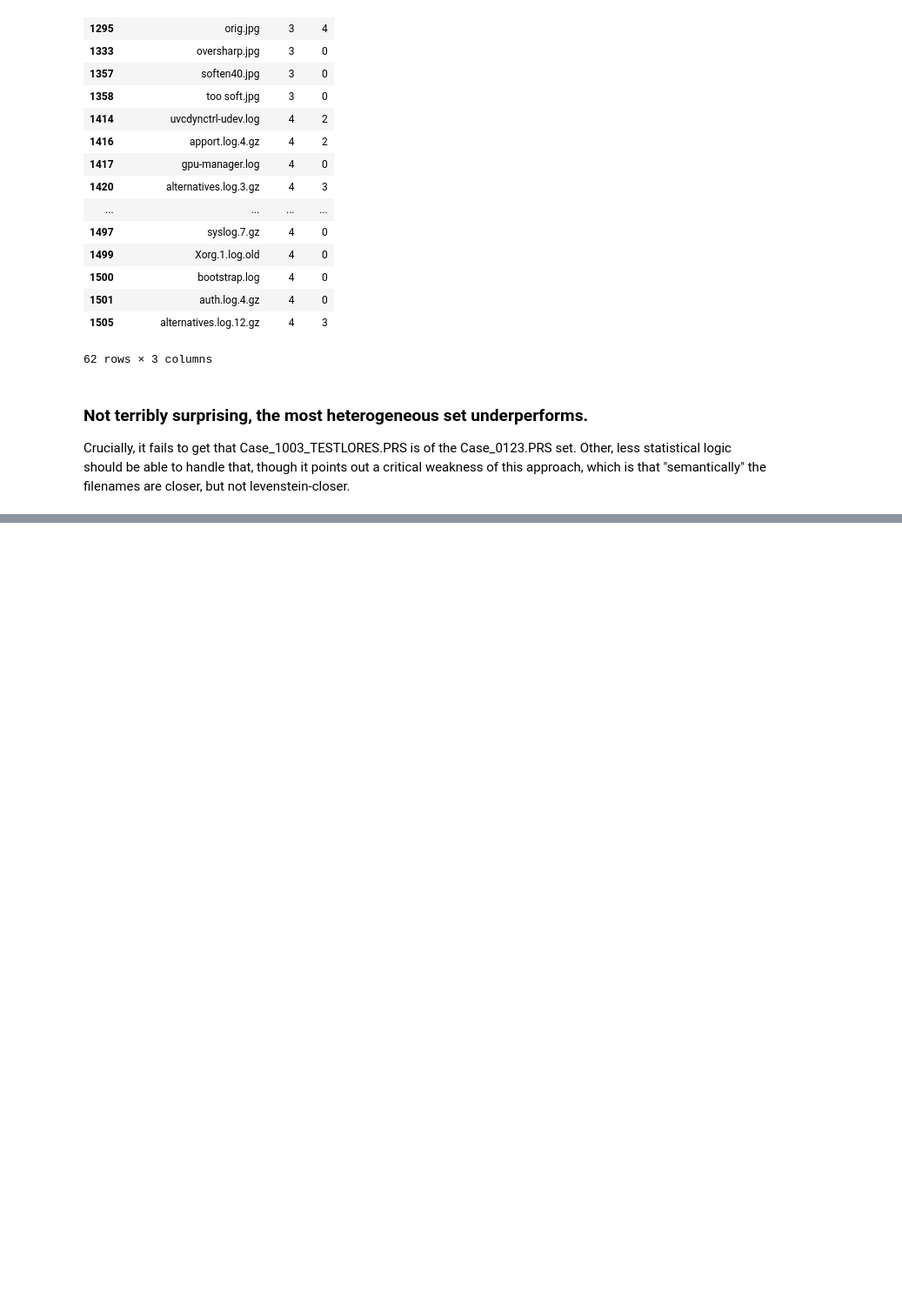
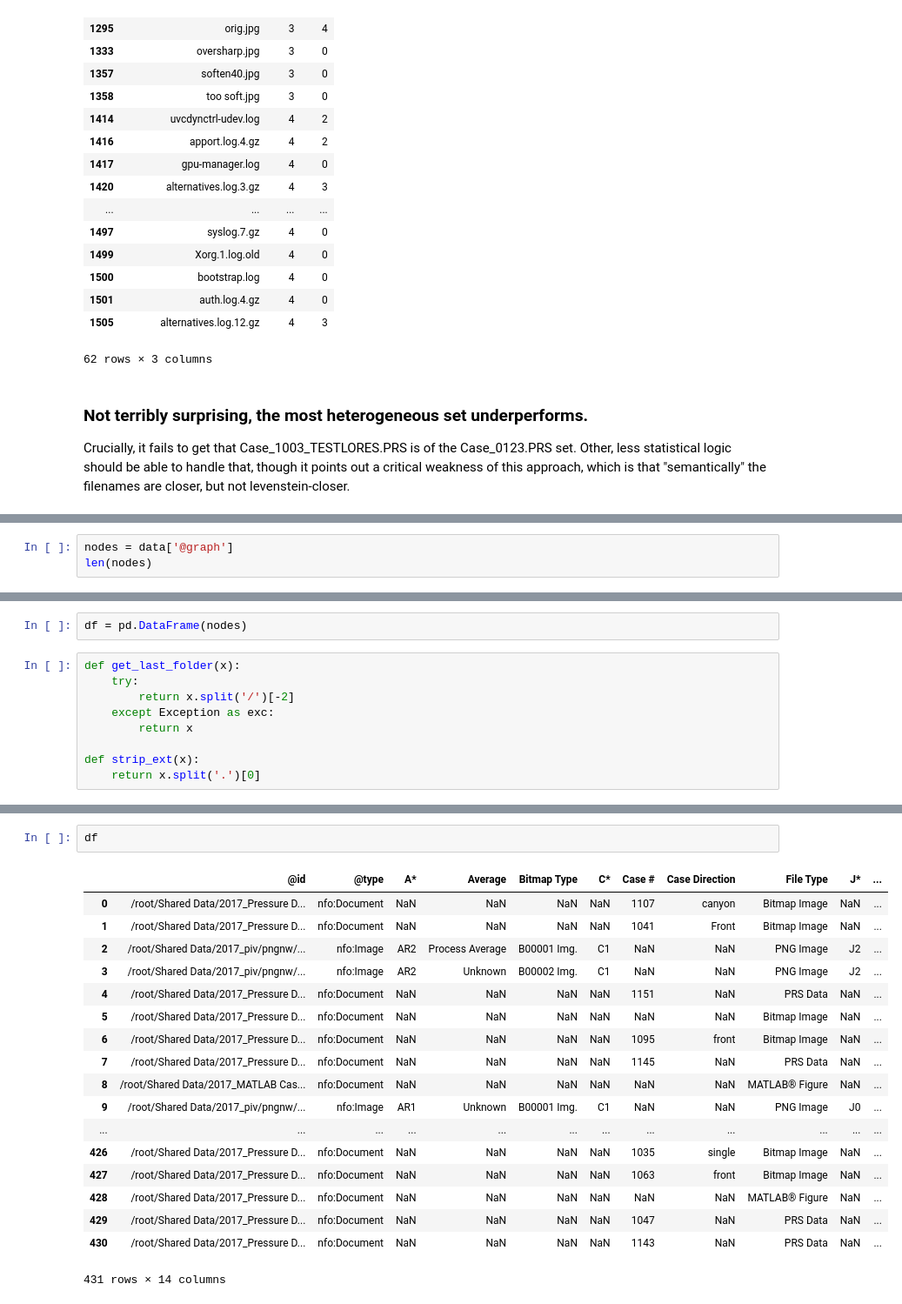
Before and after one commit to xkortex/Rando-McPython, a Jupyter notebook: embedding/auto_regex_stuff02.ipynb, the cells around one changed output, grey strips where cells are left out. Shown at 87% size. Drawn from its saved outputs; the diff is of its cells as text; blank space fills up the shorter version.

```diff
--- a/embedding/auto_regex_stuff02.ipynb
+++ b/embedding/auto_regex_stuff02.ipynb
@@ -293,0 +390,3 @@ Crucially, it fails to get that Case_1003_TESTLORES.PRS is of the Case_0123.PRS
+# %%
+nodes = data['@graph']
+len(nodes)
@@ -293,0 +395,11 @@ Crucially, it fails to get that Case_1003_TESTLORES.PRS is of the Case_0123.PRS
+# %%
+df = pd.DataFrame(nodes)
+# %%
+def get_last_folder(x):
+    try:
+        return x.split('/')[-2]
+    except Exception as exc:
+        return x
+
+def strip_ext(x):
+    return x.split('.')[0]
@@ -293,0 +461,21 @@ Crucially, it fails to get that Case_1003_TESTLORES.PRS is of the Case_0123.PRS
+# %%
+df
+# %% [output]
+|  | @id | @type | A* | Average | Bitmap Type | C* | Case # | Case Direction | File Type | J* | ... |
+| 0 | /root/Shared Data/2017_Pressure D... | nfo:Document | NaN | NaN | NaN | NaN | 1107 | canyon | Bitmap Image | NaN | ... |
+| 1 | /root/Shared Data/2017_Pressure D... | nfo:Document | NaN | NaN | NaN | NaN | 1041 | Front | Bitmap Image | NaN | ... |
+| 2 | /root/Shared Data/2017_piv/pngnw/... | nfo:Image | AR2 | Process Average | B00001 Img. | C1 | NaN | NaN | PNG Image | J2 | ... |
+| 3 | /root/Shared Data/2017_piv/pngnw/... | nfo:Image | AR2 | Unknown | B00002 Img. | C1 | NaN | NaN | PNG Image | J2 | ... |
+| 4 | /root/Shared Data/2017_Pressure D... | nfo:Document | NaN | NaN | NaN | NaN | 1151 | NaN | PRS Data | NaN | ... |
+| 5 | /root/Shared Data/2017_Pressure D... | nfo:Document | NaN | NaN | NaN | NaN | NaN | NaN | Bitmap Image | NaN | ... |
+| 6 | /root/Shared Data/2017_Pressure D... | nfo:Document | NaN | NaN | NaN | NaN | 1095 | front | Bitmap Image | NaN | ... |
+| 7 | /root/Shared Data/2017_Pressure D... | nfo:Document | NaN | NaN | NaN | NaN | 1145 | NaN | PRS Data | NaN | ... |
+| 8 | /root/Shared Data/2017_MATLAB Cas... | nfo:Document | NaN | NaN | NaN | NaN | NaN | NaN | MATLAB® Figure | NaN | ... |
+| 9 | /root/Shared Data/2017_piv/pngnw/... | nfo:Image | AR1 | Unknown | B00001 Img. | C1 | NaN | NaN | PNG Image | J0 | ... |
+| ... | ... | ... | ... | ... | ... | ... | ... | ... | ... | ... | ... |
+| 426 | /root/Shared Data/2017_Pressure D... | nfo:Document | NaN | NaN | NaN | NaN | 1035 | single | Bitmap Image | NaN | ... |
+| 427 | /root/Shared Data/2017_Pressure D... | nfo:Document | NaN | NaN | NaN | NaN | 1063 | front | Bitmap Image | NaN | ... |
+| 428 | /root/Shared Data/2017_Pressure D... | nfo:Document | NaN | NaN | NaN | NaN | NaN | NaN | MATLAB® Figure | NaN | ... |
+| 429 | /root/Shared Data/2017_Pressure D... | nfo:Document | NaN | NaN | NaN | NaN | 1047 | NaN | PRS Data | NaN | ... |
+| 430 | /root/Shared Data/2017_Pressure D... | nfo:Document | NaN | NaN | NaN | NaN | 1143 | NaN | PRS Data | NaN | ... |
+431 rows × 14 columns
```
Also changed, not shown: parts of 29 cells of this notebook.
